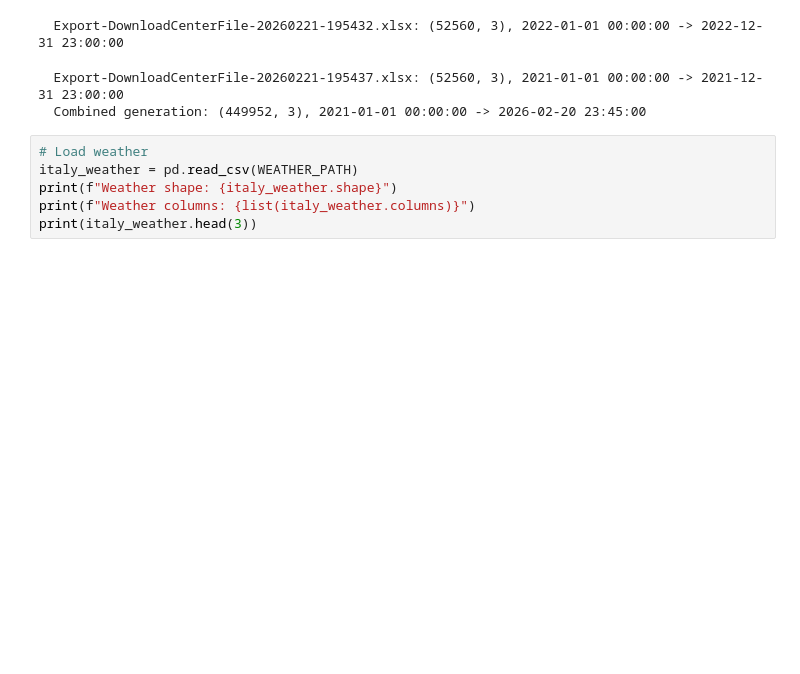
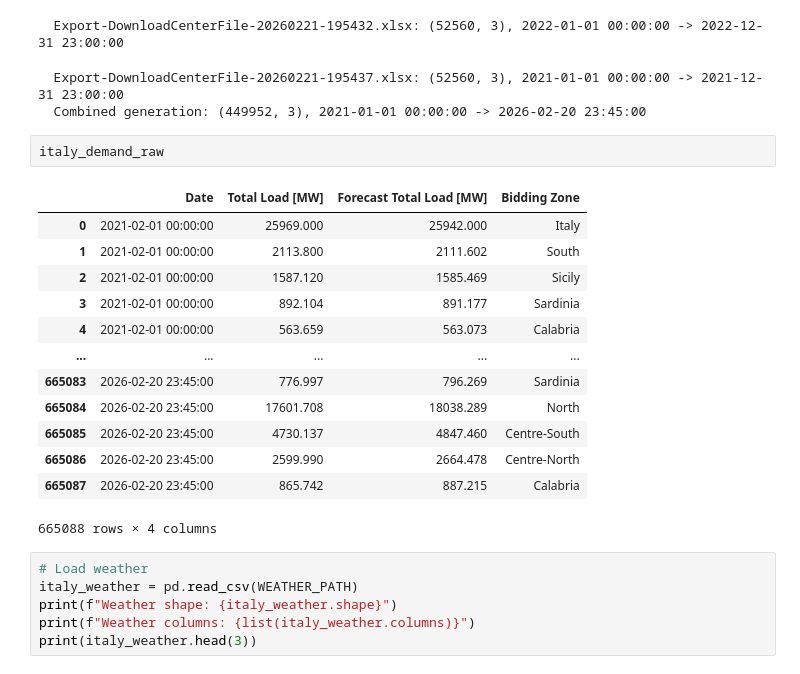
Before and after one commit to velocitatem/hackeurope26, a Jupyter notebook: ml/data/italy/Italy.ipynb, the cells around one changed output. Cells and saved outputs as stored; diff of their text form; blank space fills up the shorter version.

```diff
--- a/ml/data/italy/Italy.ipynb
+++ b/ml/data/italy/Italy.ipynb
@@ -97,6 +97,22 @@ Found 6 generation files:
   Export-DownloadCenterFile-20260221-195432.xlsx: (52560, 3), 2022-01-01 00:00:00 -> 2022-12-31 23:00:00
   Export-DownloadCenterFile-20260221-195437.xlsx: (52560, 3), 2021-01-01 00:00:00 -> 2021-12-31 23:00:00
   Combined generation: (449952, 3), 2021-01-01 00:00:00 -> 2026-02-20 23:45:00
+# %%
+italy_demand_raw
+# %% [output]
+|  | Date | Total Load [MW] | Forecast Total Load [MW] | Bidding Zone |
+| 0 | 2021-02-01 00:00:00 | 25969.000 | 25942.000 | Italy |
+| 1 | 2021-02-01 00:00:00 | 2113.800 | 2111.602 | South |
+| 2 | 2021-02-01 00:00:00 | 1587.120 | 1585.469 | Sicily |
+| 3 | 2021-02-01 00:00:00 | 892.104 | 891.177 | Sardinia |
+| 4 | 2021-02-01 00:00:00 | 563.659 | 563.073 | Calabria |
+| ... | ... | ... | ... | ... |
+| 665083 | 2026-02-20 23:45:00 | 776.997 | 796.269 | Sardinia |
+| 665084 | 2026-02-20 23:45:00 | 17601.708 | 18038.289 | North |
+| 665085 | 2026-02-20 23:45:00 | 4730.137 | 4847.460 | Centre-South |
+| 665086 | 2026-02-20 23:45:00 | 2599.990 | 2664.478 | Centre-North |
+| 665087 | 2026-02-20 23:45:00 | 865.742 | 887.215 | Calabria |
+665088 rows × 4 columns
 # %%
 # Load weather
 italy_weather = pd.read_csv(WEATHER_PATH)
```
Also changed, not shown: parts of 2 cells of this notebook, 3 other files.
